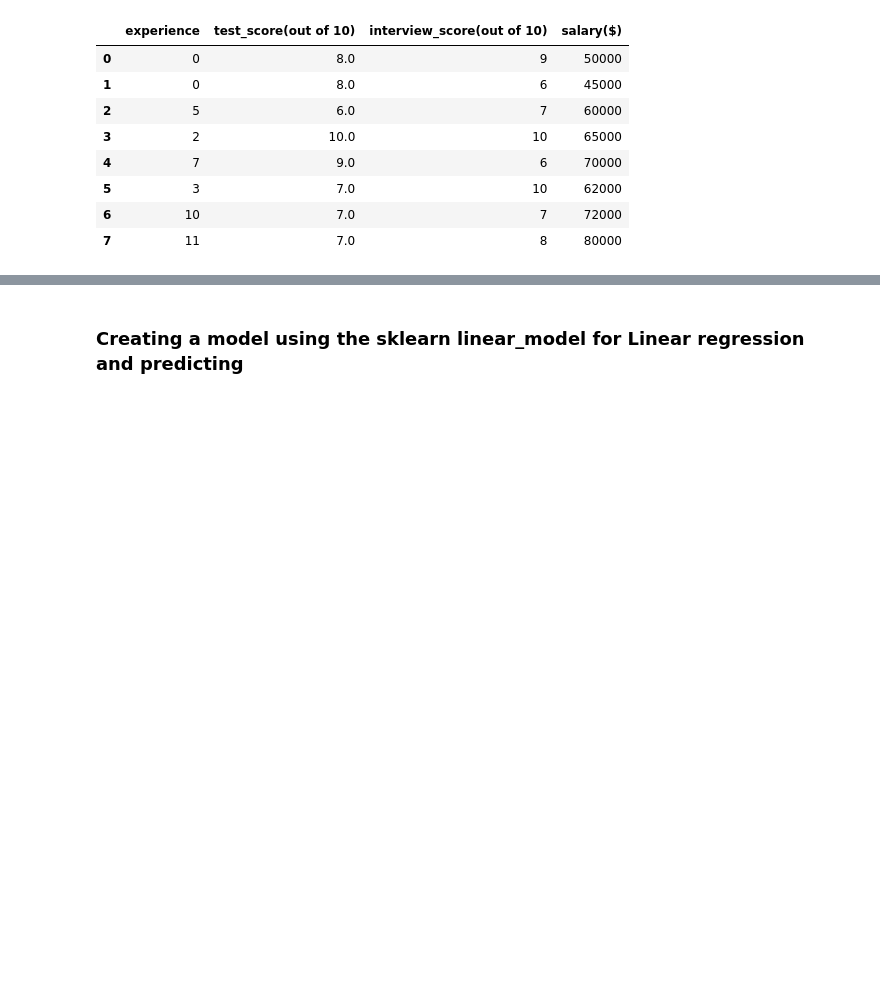
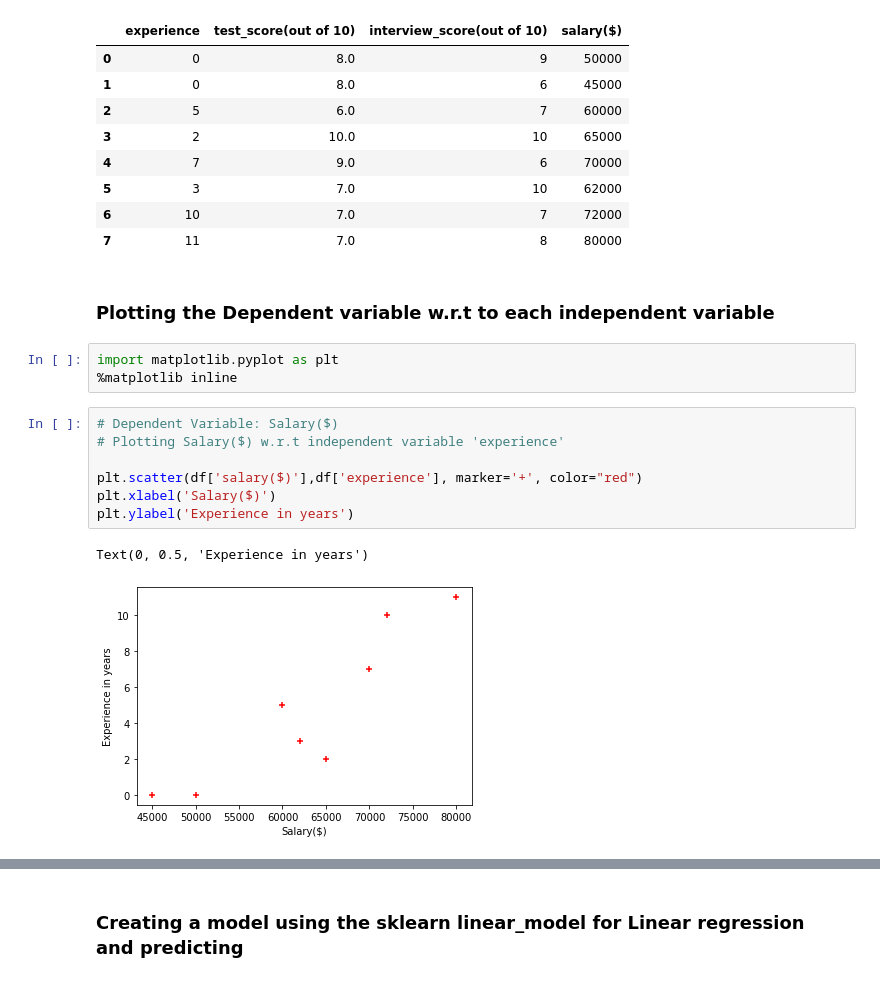
Before and after one commit to chandanky23/Machine-Learning, a Jupyter notebook: Linear regression/multiple variable/linear_regression.ipynb, the cells around one changed output, grey strips where cells are left out. Drawn from its saved outputs; the diff is of its cells as text; blank space fills up the shorter version.

Commit message:
Plotting the variances of salary wrt variables experience, test_score and initerview_score using matplotlib

```diff
--- a/Linear regression/multiple variable/linear_regression.ipynb
+++ b/Linear regression/multiple variable/linear_regression.ipynb
@@ -81,3 +81,18 @@ df
 | 5 | 3 | 7.0 | 10 | 62000 |
 | 6 | 10 | 7.0 | 7 | 72000 |
 | 7 | 11 | 7.0 | 8 | 80000 |
+# %% [markdown]
+### Plotting the Dependent variable w.r.t to each independent variable
+# %%
+import matplotlib.pyplot as plt
+%matplotlib inline
+# %%
+# Dependent Variable: Salary($)
+# Plotting Salary($) w.r.t independent variable 'experience'
+
+plt.scatter(df['salary($)'],df['experience'], marker='+', color="red")
+plt.xlabel('Salary($)')
+plt.ylabel('Experience in years')
+# %% [output]
+Text(0, 0.5, 'Experience in years')
+[figure, added]
```
Also changed, not shown: parts of 2 cells of this notebook.
